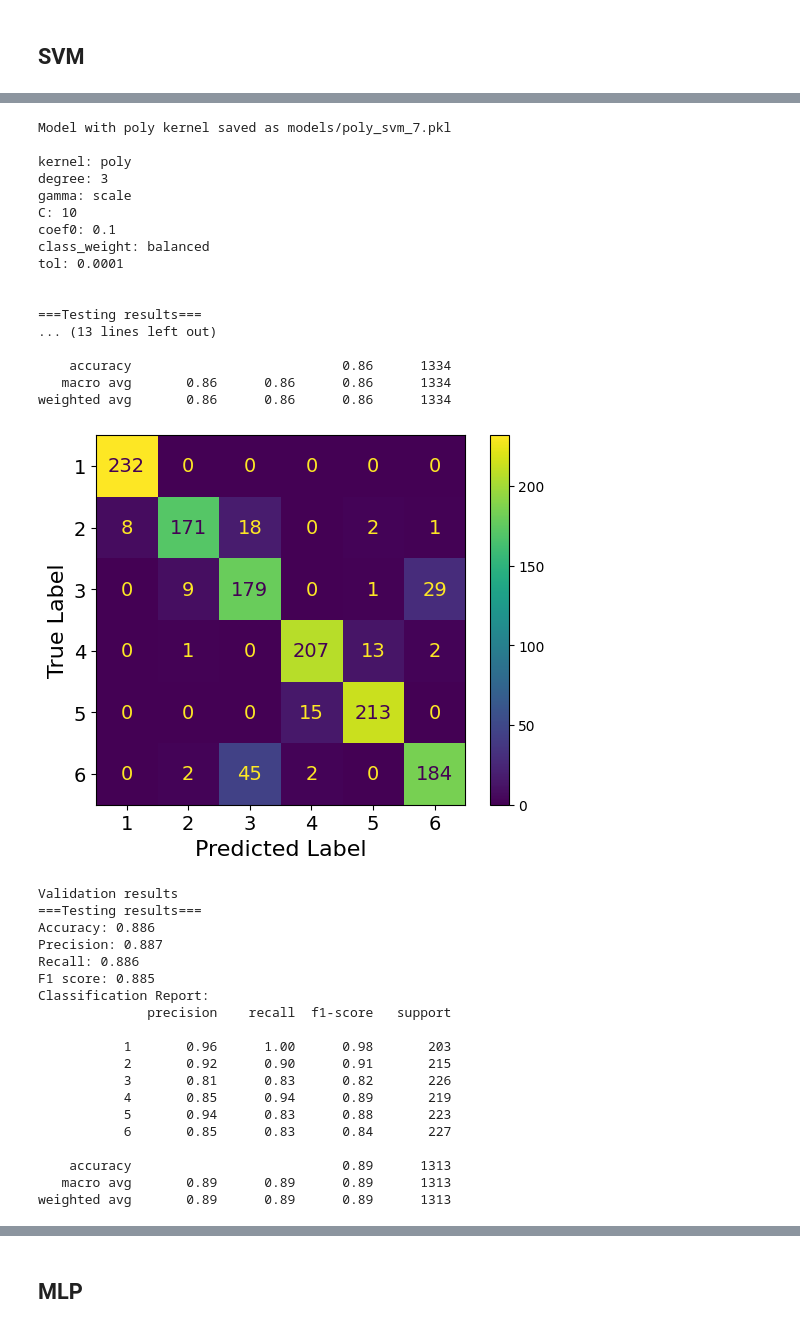
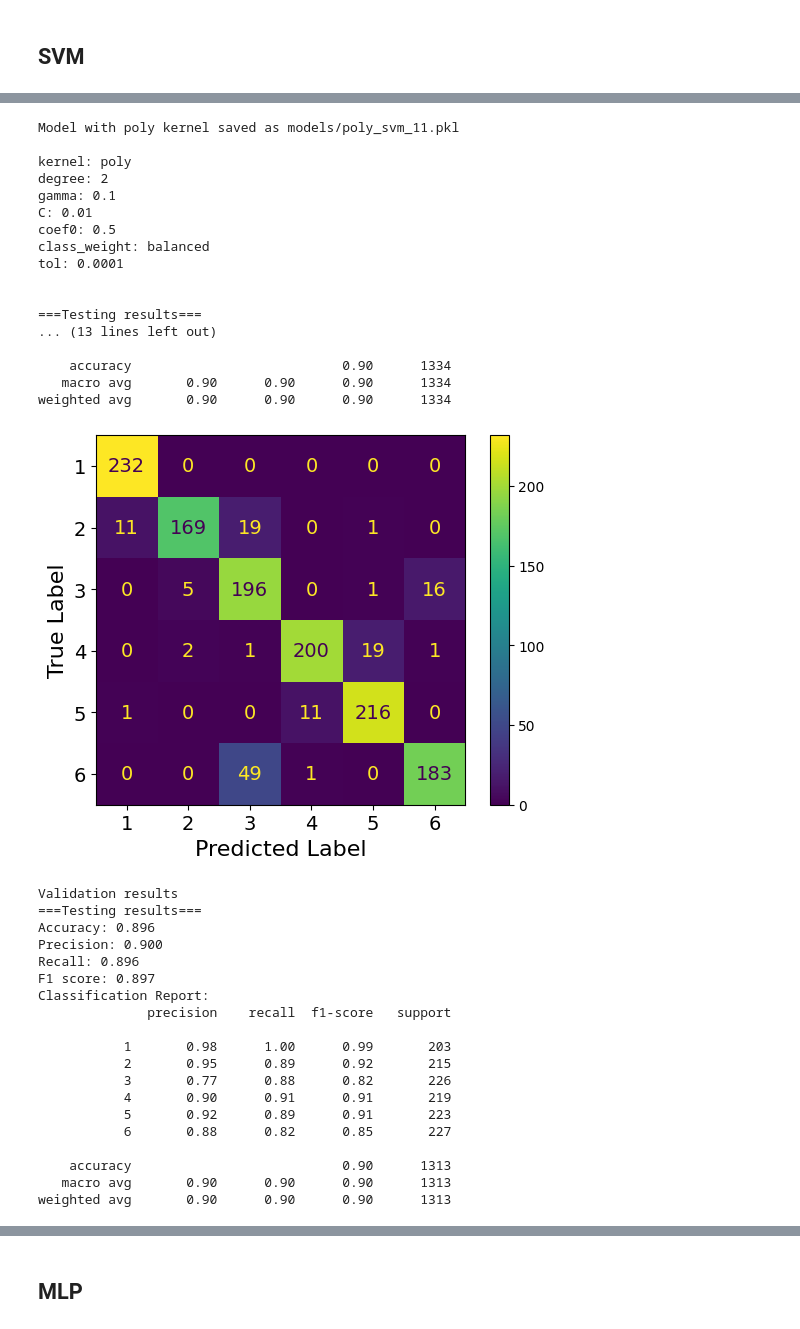
Before and after one commit to FrankDelft/ML_EE_EMG, a Jupyter notebook: main.ipynb, the cells around one changed output, grey strips where cells are left out. Cells and saved outputs as stored; diff of their text form; code cells hidden in the pictures.

```diff
--- a/main.ipynb
+++ b/main.ipynb
@@ -781,7 +781,7 @@ weighted avg       0.89      0.89      0.89      1313
 svm_param_grid = [
     {'kernel': 'linear', 'C': 0.01, 'class_weight': None, 'tol': 1e-4},
     {'kernel': 'rbf', 'gamma': 0.01, 'C': 0.1, 'class_weight': 'balanced', 'tol': 1e-4},
-    {'kernel': 'poly', 'degree': 3, 'gamma': 'scale', 'C': 10, 'coef0': 0.1, 'class_weight': 'balanced', 'tol': 1e-4}
+    {'kernel': 'poly', 'degree': 2, 'gamma': 0.1, 'C': 0.01, 'coef0': 0.5, 'class_weight': 'balanced', 'tol': 1e-4}
 ]
 
 
@@ -815,9 +815,9 @@ for param_grid in svm_param_grid:
     print("\n")
 
 
-    test_model(knn_model,X_test,y_test)
+    test_model(svm_model,X_test,y_test)
     compact_confusion_matrix(svm_model, X_test, y_test, f"task2_cm_svm_{kernel}.png")
     print("Validation results")
-    test_model(knn_model,X_val,y_val)
+    test_model(svm_model,X_val,y_val)
     compact_confusion_matrix(svm_model, X_val, y_val, f"task2_cm_svm_{kernel}_val.png")
 # %% [output]
@@ -899,38 +899,38 @@ weighted avg       0.89      0.89      0.89      1313
 [figure]
-Model with poly kernel saved as models/poly_svm_7.pkl
+Model with poly kernel saved as models/poly_svm_11.pkl
 
 kernel: poly
-degree: 3
-gamma: scale
-C: 10
-coef0: 0.1
+degree: 2
+gamma: 0.1
+C: 0.01
+coef0: 0.5
 class_weight: balanced
 tol: 0.0001
 
 
 ===Testing results===
 ... (13 lines left out)
 
-    accuracy                           0.86      1334
-   macro avg       0.86      0.86      0.86      1334
-weighted avg       0.86      0.86      0.86      1334
+    accuracy                           0.90      1334
+   macro avg       0.90      0.90      0.90      1334
+weighted avg       0.90      0.90      0.90      1334
-[figure, old version]
+[figure, new version]
 Validation results
 ===Testing results===
-Accuracy: 0.886
-Precision: 0.887
-Recall: 0.886
-F1 score: 0.885
+Accuracy: 0.896
+Precision: 0.900
+Recall: 0.896
+F1 score: 0.897
 Classification Report:
               precision    recall  f1-score   support
 
-           1       0.96      1.00      0.98       203
-           2       0.92      0.90      0.91       215
-           3       0.81      0.83      0.82       226
-           4       0.85      0.94      0.89       219
-           5       0.94      0.83      0.88       223
-           6       0.85      0.83      0.84       227
+           1       0.98      1.00      0.99       203
+           2       0.95      0.89      0.92       215
+           3       0.77      0.88      0.82       226
+           4       0.90      0.91      0.91       219
+           5       0.92      0.89      0.91       223
+           6       0.88      0.82      0.85       227
 
-    accuracy                           0.89      1313
-   macro avg       0.89      0.89      0.89      1313
-weighted avg       0.89      0.89      0.89      1313
+    accuracy                           0.90      1313
+   macro avg       0.90      0.90      0.90      1313
+weighted avg       0.90      0.90      0.90      1313
```
Also changed, not shown: parts of 5 cells of this notebook.
